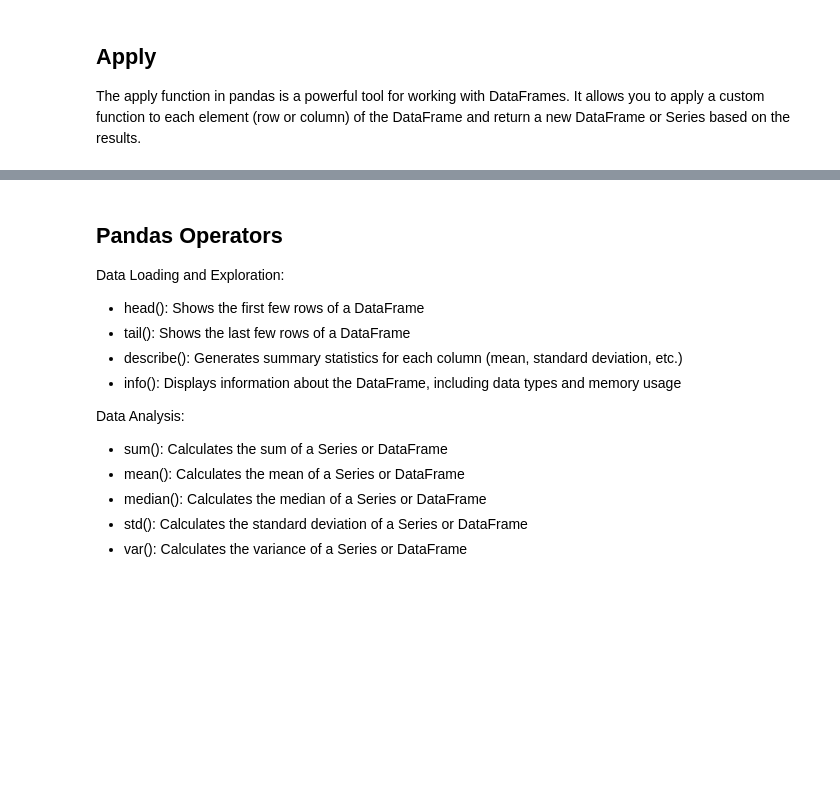
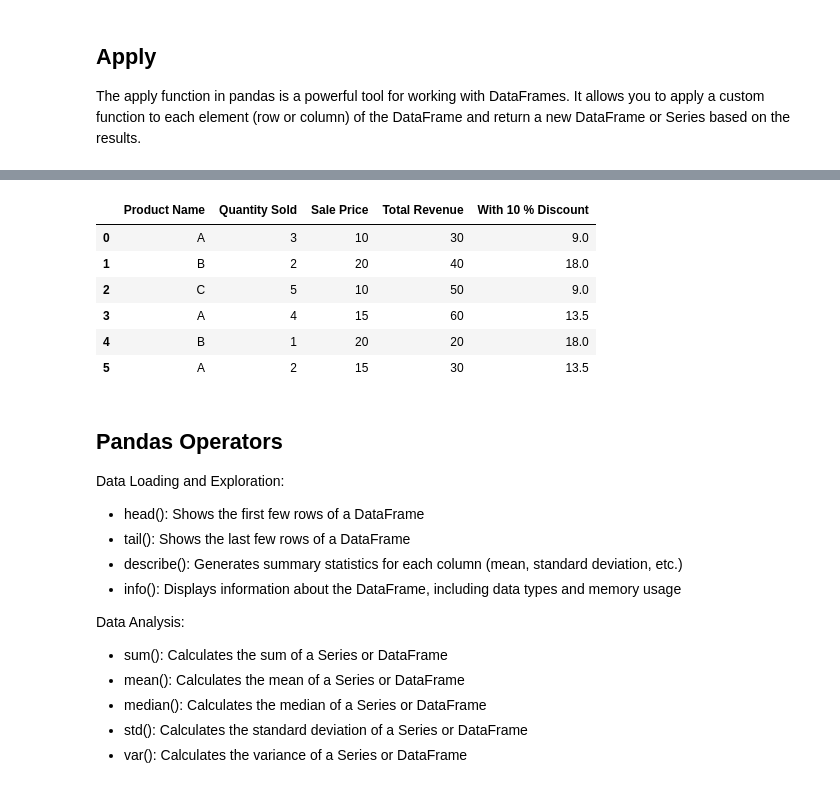
Before and after one commit to AkoKBIkeda/DAU02_Bootcamp, a Jupyter notebook: Modele 4/pandas_basics.ipynb, the cells around one changed output, grey strips where cells are left out. Drawn from its saved outputs; the diff is of its cells as text; code cells hidden in the pictures; blank space fills up the shorter version.

```diff
--- a/Modele 4/pandas_basics.ipynb
+++ b/Modele 4/pandas_basics.ipynb
@@ -121,3 +234,7 @@ data = {
     'Quantity Sold':[3,2,5,4,1,2],
     'Sale Price':[10,20,10,15,20,15]
 }
+
+# Step 1: Create a DataFrame
+sales_df = pd.DataFrame(data)
+sales_df
@@ -123,0 +270,5 @@ data = {
+# %%
+# Step 3: calculate the total revenue and add it to the DataFrame
+
+sales_df["Total Revenue"] = sales_df["Quantity Sold"] * sales_df["Sale Price"]
+sales_df
@@ -150,3 +427,22 @@ and return a new DataFrame or Series based on the results.
+# %%
+def discount(original_price):
+    discount_rate = 0.10  # 10% discount
+    discount_amount = original_price * discount_rate
+    discounted_price = original_price - discount_amount
+    return discounted_price
+
+# disc_price = sales_df["Sale Price"].apply(discount)
+
+sales_df["With 10 % Discount"] = sales_df["Sale Price"].apply(discount)
+sales_df
+# %% [output]
+|  | Product Name | Quantity Sold | Sale Price | Total Revenue | With 10 % Discount |
+| 0 | A | 3 | 10 | 30 | 9.0 |
+| 1 | B | 2 | 20 | 40 | 18.0 |
+| 2 | C | 5 | 10 | 50 | 9.0 |
+| 3 | A | 4 | 15 | 60 | 13.5 |
+| 4 | B | 1 | 20 | 20 | 18.0 |
+| 5 | A | 2 | 15 | 30 | 13.5 |
 # %% [markdown]
 ## Pandas Operators
 
```
Also changed, not shown: parts of 47 cells of this notebook, 4 other files.
